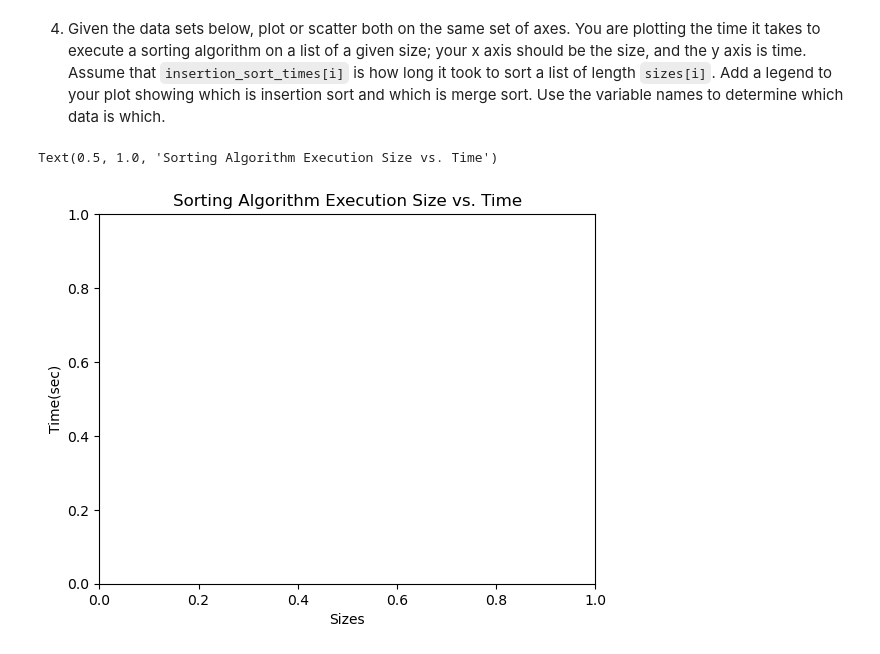
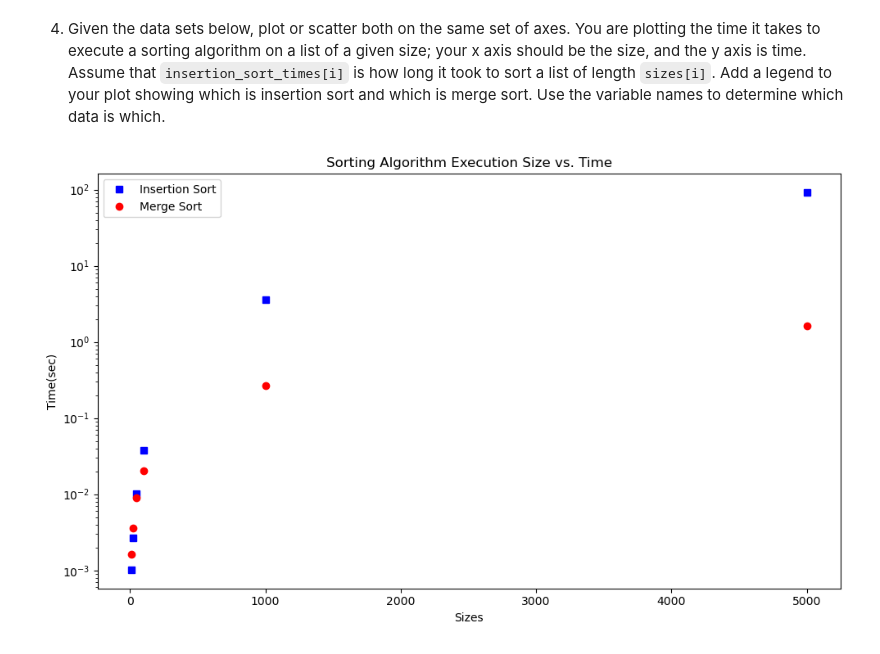
Before and after one commit to LindseySully/Module_03, a Jupyter notebook: pyplot.ipynb, the cells around one changed output. Drawn from its saved outputs; the diff is of its cells as text; code cells hidden in the pictures.

```diff
--- a/pyplot.ipynb
+++ b/pyplot.ipynb
@@ -90,14 +90,28 @@ Values for Plot & Scatter [20, 26, 22, 15, 31, 14, 21, 3]
 # %%
 sizes = [10, 20, 50, 100, 1000, 5000]
 insertion_sort_times = [0.0010252999999999998, 0.0027026999999999954, 0.010147200000000002, 0.0381137, 3.6303399, 91.2180796]
 merge_sort_times = [0.00161889999999687, 0.003635600000009731, 0.0090655000000055, 0.020108000000007564, 0.2687474000000094, 1.6147050999999948]
 
-#set labels
+# set figure
+plt.figure(figsize=(10,6))
+
+# set labels
 plt.xlabel('Sizes')
 plt.ylabel('Time(sec)')
 plt.title('Sorting Algorithm Execution Size vs. Time')
 
+# set axis padding to allow for visability into data easier
+plt.yscale('log') # due to the range of data
+plt.xscale('linear')
+
 # plot
+plt.plot(sizes,insertion_sort_times,'bs',label='Insertion Sort')
+plt.plot(sizes,merge_sort_times,'ro',c='red',label='Merge Sort')
+
+# every legend
+plt.legend()
+
+# modify plots to fit within the figure clearly
+plt.tight_layout()
 # %% [output]
-Text(0.5, 1.0, 'Sorting Algorithm Execution Size vs. Time')
-[figure, old version]
+[figure, new version]
```
Also changed, not shown: parts of 2 cells of this notebook.
